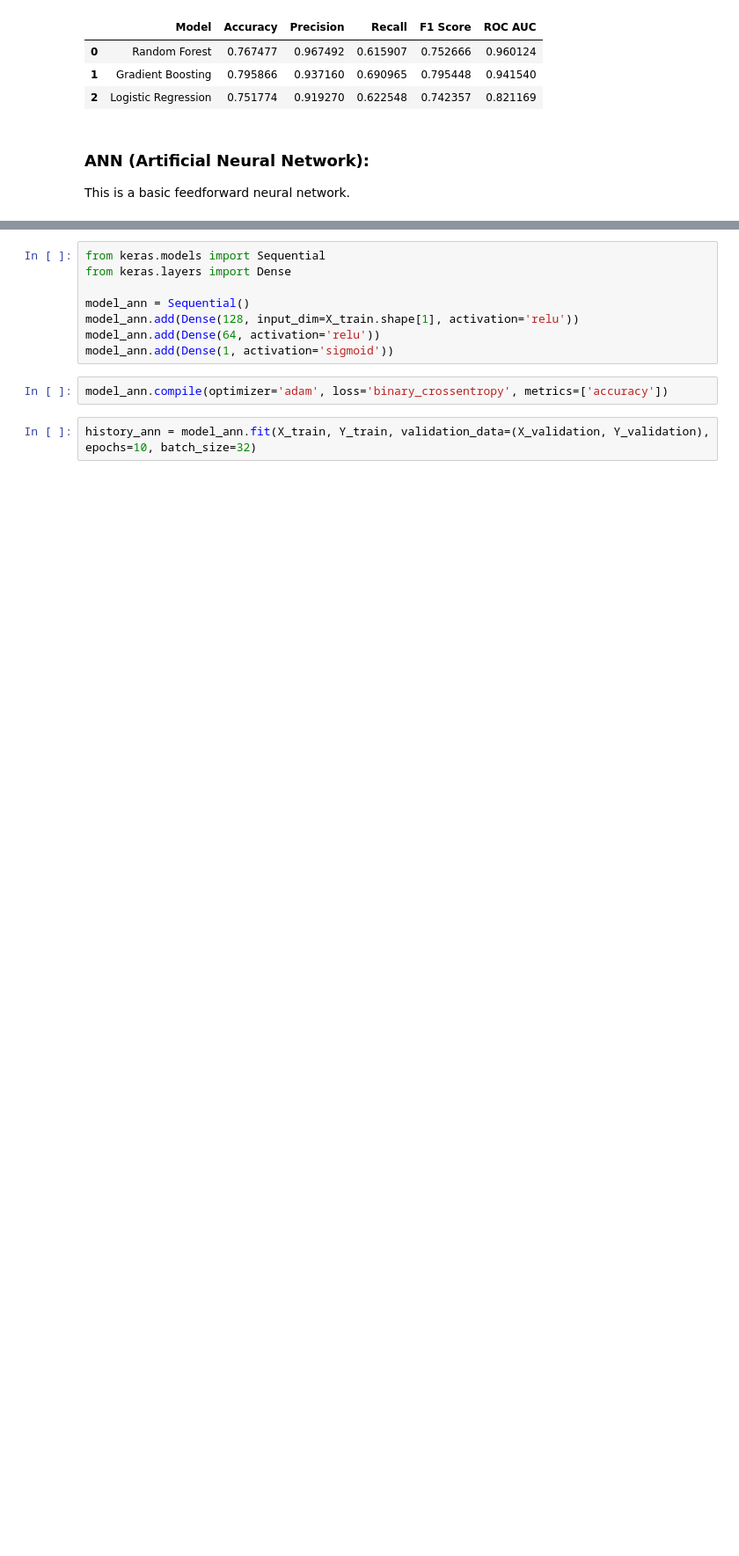
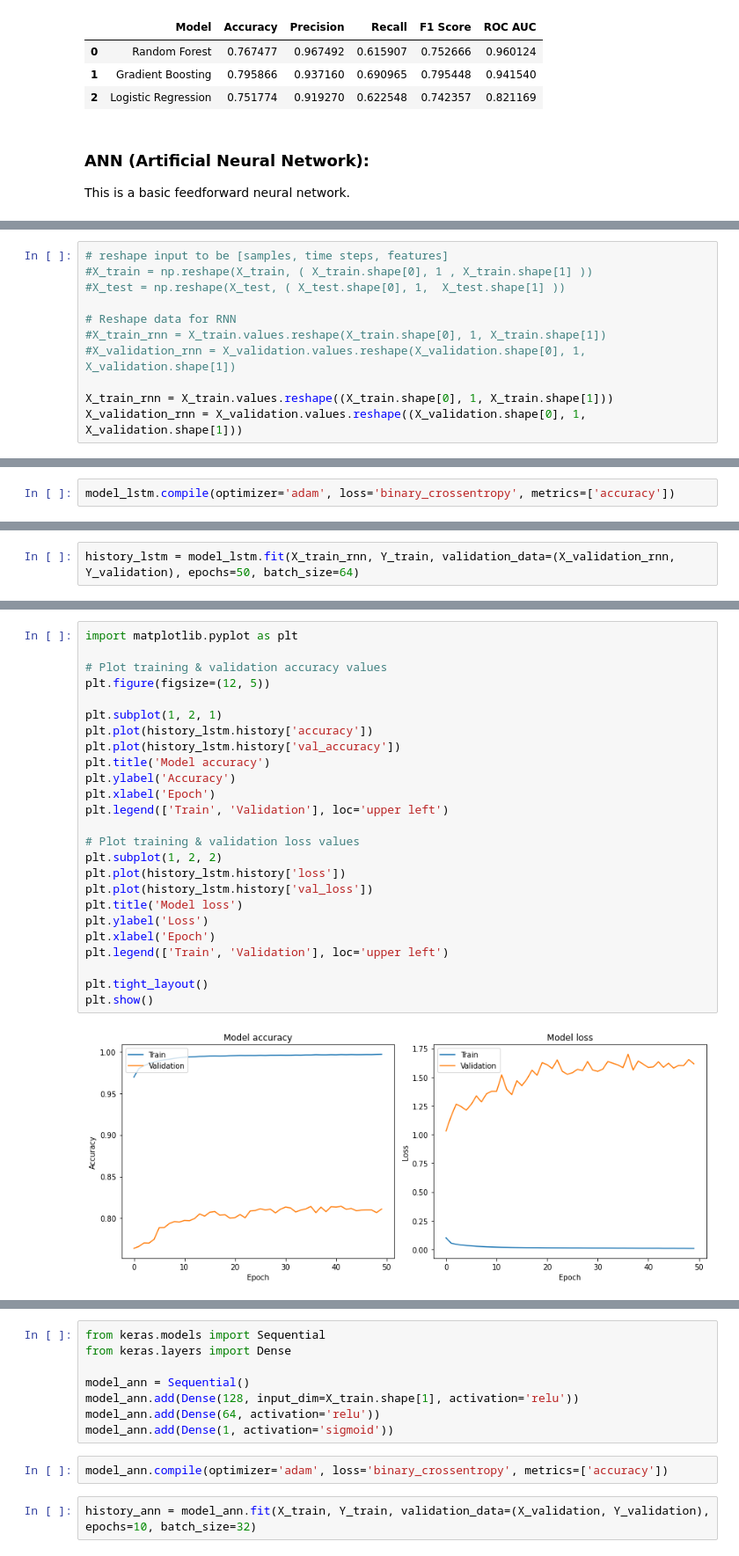
Before and after one commit to AI4Ric/MScDataAnalysis, a Jupyter notebook: CA1_v1.ipynb, the cells around one changed output, grey strips where cells are left out. Shown: that part at 88% size. Cells and saved outputs as stored; diff of their text form; blank space fills up the shorter version.

```diff
--- a/CA1_v1.ipynb
+++ b/CA1_v1.ipynb
@@ -489,0 +589,11 @@ This is a basic feedforward neural network.
+# %%
+# reshape input to be [samples, time steps, features]
+#X_train = np.reshape(X_train, ( X_train.shape[0], 1 , X_train.shape[1] ))
+#X_test = np.reshape(X_test, ( X_test.shape[0], 1,  X_test.shape[1] ))
+
+# Reshape data for RNN
+#X_train_rnn = X_train.values.reshape(X_train.shape[0], 1, X_train.shape[1])
+#X_validation_rnn = X_validation.values.reshape(X_validation.shape[0], 1, X_validation.shape[1])
+
+X_train_rnn = X_train.values.reshape((X_train.shape[0], 1, X_train.shape[1]))
+X_validation_rnn = X_validation.values.reshape((X_validation.shape[0], 1, X_validation.shape[1]))
@@ -489,0 +623,2 @@ This is a basic feedforward neural network.
+# %%
+model_lstm.compile(optimizer='adam', loss='binary_crossentropy', metrics=['accuracy'])
@@ -489,0 +631,2 @@ This is a basic feedforward neural network.
+# %%
+history_lstm = model_lstm.fit(X_train_rnn, Y_train, validation_data=(X_validation_rnn, Y_validation), epochs=50, batch_size=64)
@@ -489,0 +658,27 @@ This is a basic feedforward neural network.
+# %%
+import matplotlib.pyplot as plt
+
+# Plot training & validation accuracy values
+plt.figure(figsize=(12, 5))
+
+plt.subplot(1, 2, 1)
+plt.plot(history_lstm.history['accuracy'])
+plt.plot(history_lstm.history['val_accuracy'])
+plt.title('Model accuracy')
+plt.ylabel('Accuracy')
+plt.xlabel('Epoch')
+plt.legend(['Train', 'Validation'], loc='upper left')
+
+# Plot training & validation loss values
+plt.subplot(1, 2, 2)
+plt.plot(history_lstm.history['loss'])
+plt.plot(history_lstm.history['val_loss'])
+plt.title('Model loss')
+plt.ylabel('Loss')
+plt.xlabel('Epoch')
+plt.legend(['Train', 'Validation'], loc='upper left')
+
+plt.tight_layout()
+plt.show()
+# %% [output]
+[figure, added]
```
Also changed, not shown: parts of 17 cells of this notebook, 8 other files.
